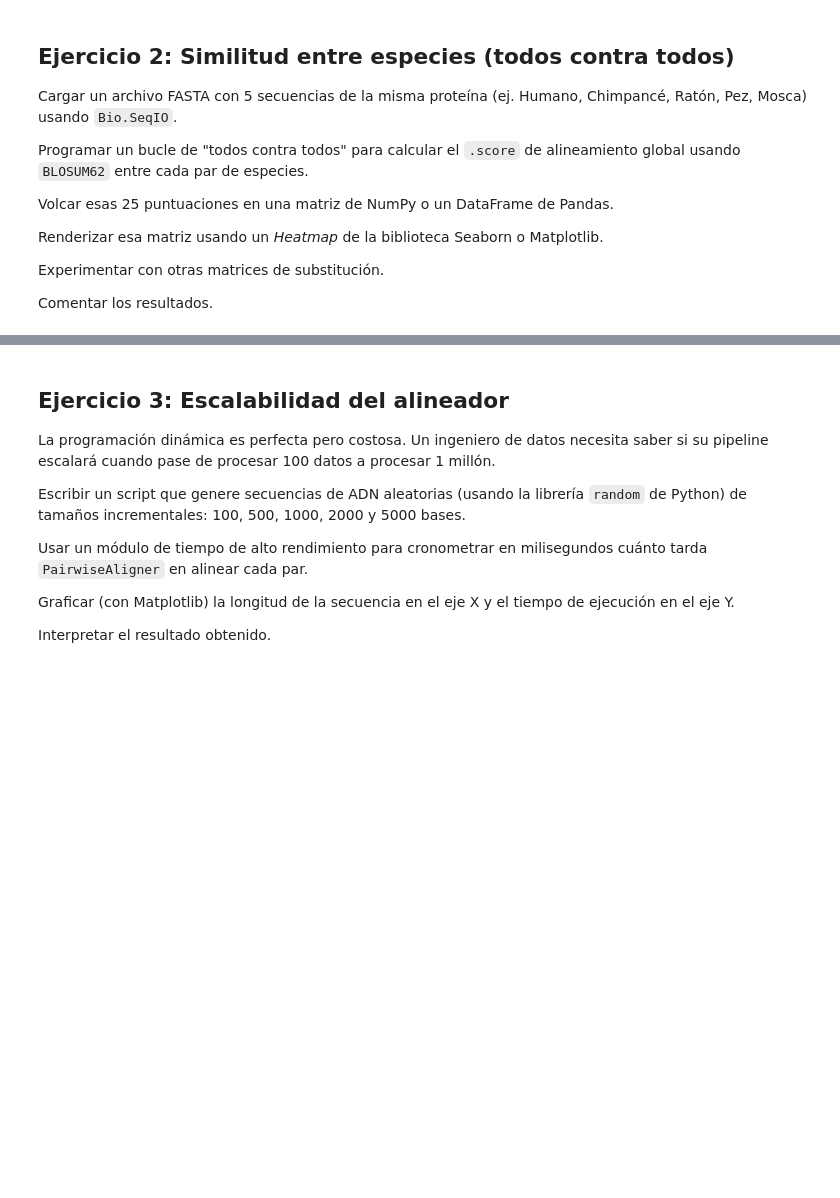
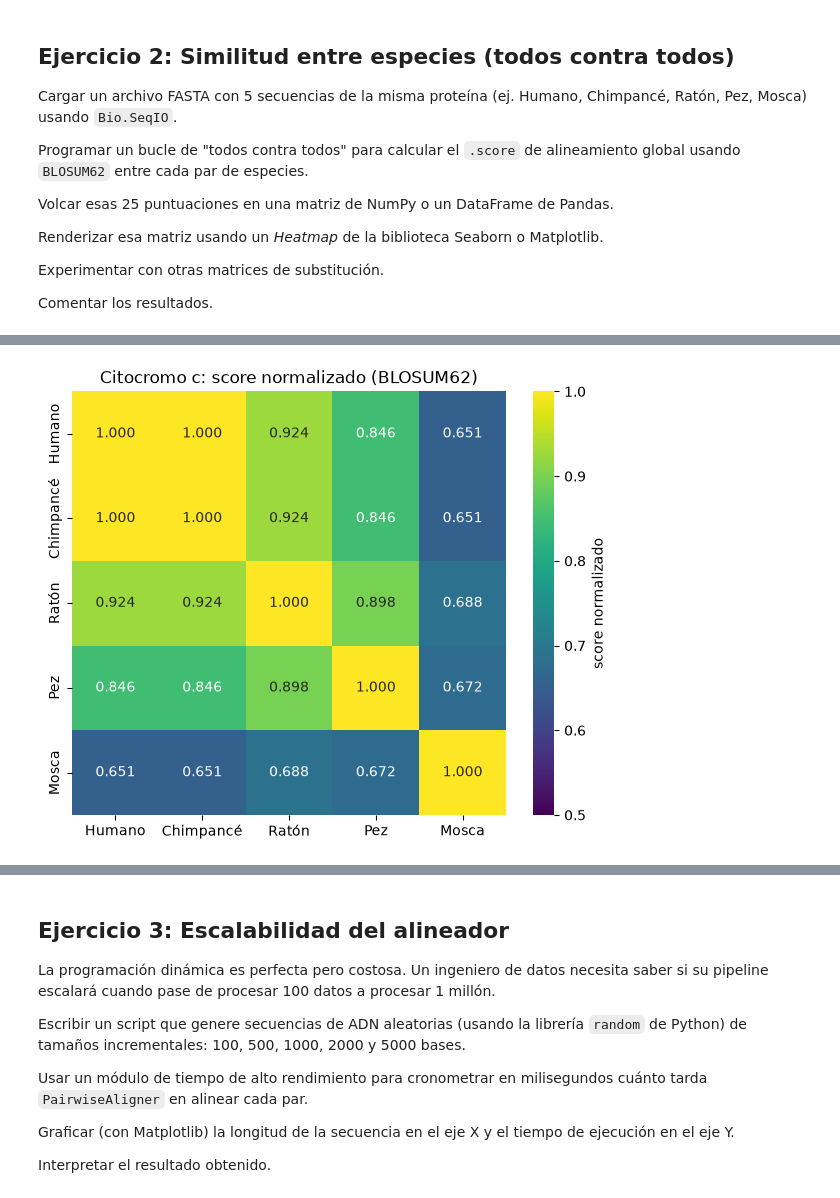
Before and after one commit to ArtHead-Devs/Practica-3-Hoja-Ejercicios, a Jupyter notebook: ejercicios.ipynb, the cells around one changed output, grey strips where cells are left out. Cells and saved outputs as stored; diff of their text form; code cells hidden in the pictures; blank space fills up the shorter version.

```diff
--- a/ejercicios.ipynb
+++ b/ejercicios.ipynb
@@ -221,0 +295,13 @@ Comentar los resultados.
+# %%
+def normalizar(df):
+    auto = np.diag(df.values)
+    return df / np.sqrt(np.outer(auto, auto))
+
+df_norm_blosum62 = normalizar(df_blosum62)
+
+plt.figure(figsize=(7, 5.5))
+sns.heatmap(df_norm_blosum62, annot=True, fmt=".3f", cmap="viridis", vmin=0.5, vmax=1, cbar_kws={"label": "score normalizado"})
+plt.title("Citocromo c: score normalizado (BLOSUM62)")
+plt.show()
+# %% [output]
+[figure, added]
```
Also changed, not shown: parts of 13 cells of this notebook, 1 other file.
